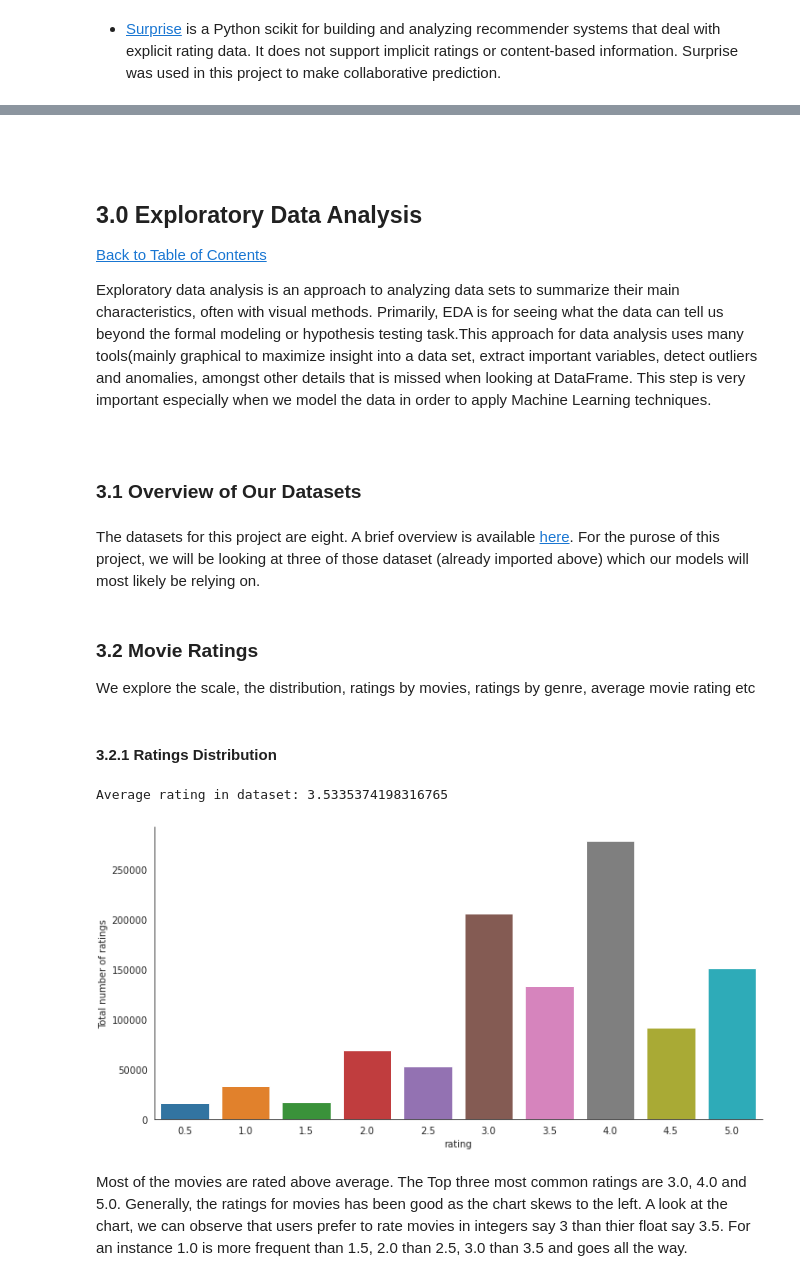
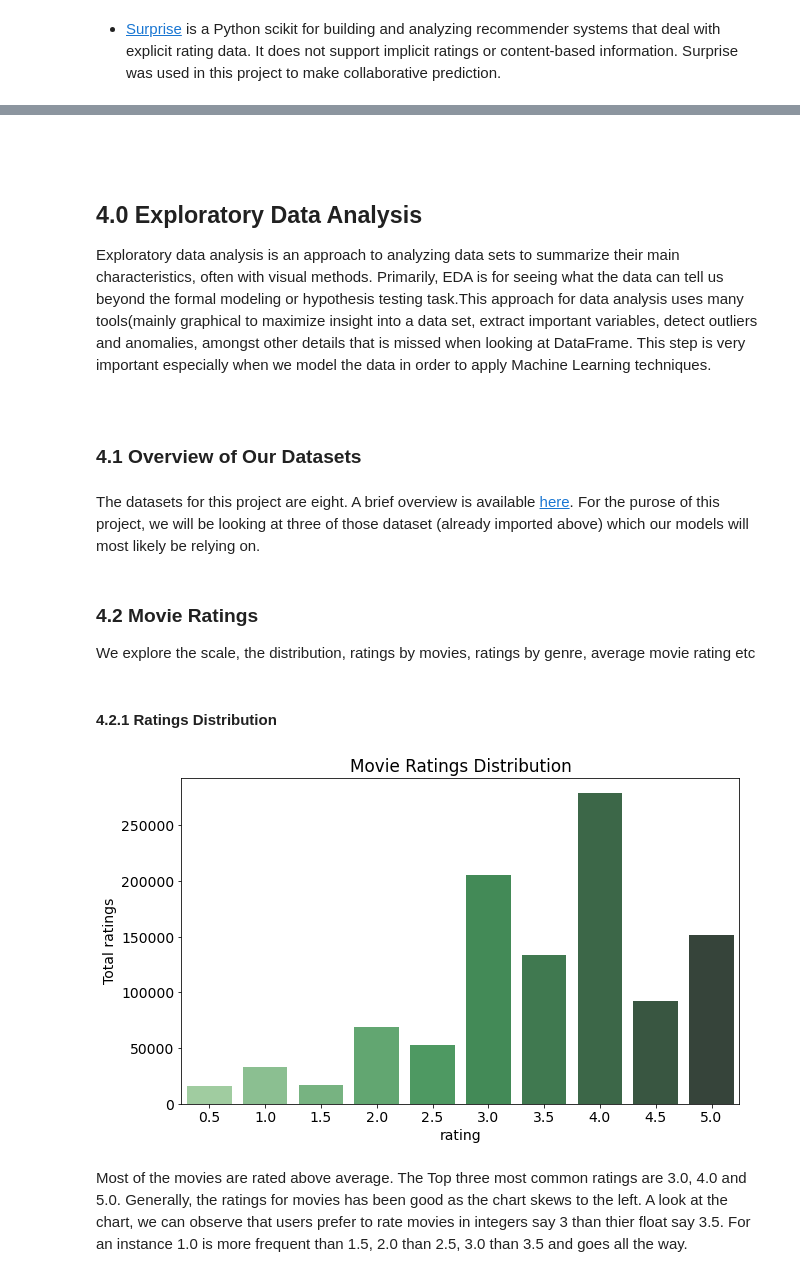
Before and after one commit to chidike10/Movie-Recommender-TeamZF3, a Jupyter notebook: Recommendation_TeamZF3.ipynb, the cells around one changed output, grey strips where cells are left out. Saved outputs shown, nothing was run; the diff lists cells and outputs as text; code cells hidden in the pictures.

```diff
--- a/Recommendation_TeamZF3.ipynb
+++ b/Recommendation_TeamZF3.ipynb
@@ -132,30 +103,28 @@ df_rating = pd.read_csv('train_resized.csv')
 df_meta = pd.read_csv('imdb_data.csv')
 # %% [markdown]
 <br><br>
+## 4.0 Exploratory Data Analysis
 
-<a id="three"></a>
-## 3.0 Exploratory Data Analysis
-<a href=#cont>Back to Table of Contents</a>
 
 Exploratory data analysis is an approach to analyzing data sets to summarize their main characteristics, often with visual methods. Primarily, EDA is for seeing what the data can tell us beyond the formal modeling or hypothesis testing task.This approach for data analysis uses many tools(mainly graphical to maximize insight into a data set, extract important variables, detect outliers and anomalies, amongst other details that is missed when looking at DataFrame. This step is very important especially when we model the data in order to apply Machine Learning techniques. <br><br>
 # %% [markdown]
-### 3.1 Overview of Our Datasets
+### 4.1 Overview of Our Datasets
 # %% [markdown]
 The datasets for this project are eight. A brief overview is available <a href="https://www.kaggle.com/competitions/edsa-movie-recommendation-2022/data"> here</a>. For the purose of this project, we will be looking at three of those dataset (already imported above) which our models will most likely be relying on.
 # %% [markdown]
-### 3.2 Movie Ratings
+### 4.2 Movie Ratings
 
 We explore the scale, the distribution, ratings by movies, ratings by genre, average movie rating etc <br>
 # %% [markdown]
-#### 3.2.1 Ratings Distribution
+#### 4.2.1 Ratings Distribution
 # %%
-with sns.axes_style('white'):
-    g = sns.factorplot("rating", data=df_rating, aspect=2.0,kind='count')
-    g.set_ylabels("Total number of ratings")
-print (f'Average rating in dataset: {np.mean(df_rating["rating"])}')
+fig, ax = plt.subplots(figsize = (10, 6))
+sns.countplot(data=df_rating, x='rating', ax=ax, palette="Greens_d")
+plt.title('Movie Ratings Distribution')
+plt.ylabel("Total ratings")
+plt.show()
 # %% [output]
-Average rating in dataset: 3.5335374198316765
-[figure, old version]
+[figure, new version]
 # %% [markdown]
 Most of the movies are rated above average. The Top three most common ratings are 3.0, 4.0 and 5.0. Generally, the ratings for movies has been good as the chart skews to the left. A look at the chart, we can observe that users prefer to rate movies in integers say 3 than thier float say 3.5. For an instance 1.0 is more frequent than 1.5, 2.0 than 2.5, 3.0 than 3.5 and goes all the way.
 # %% [markdown]
```
Also changed, not shown: parts of 47 cells of this notebook.
